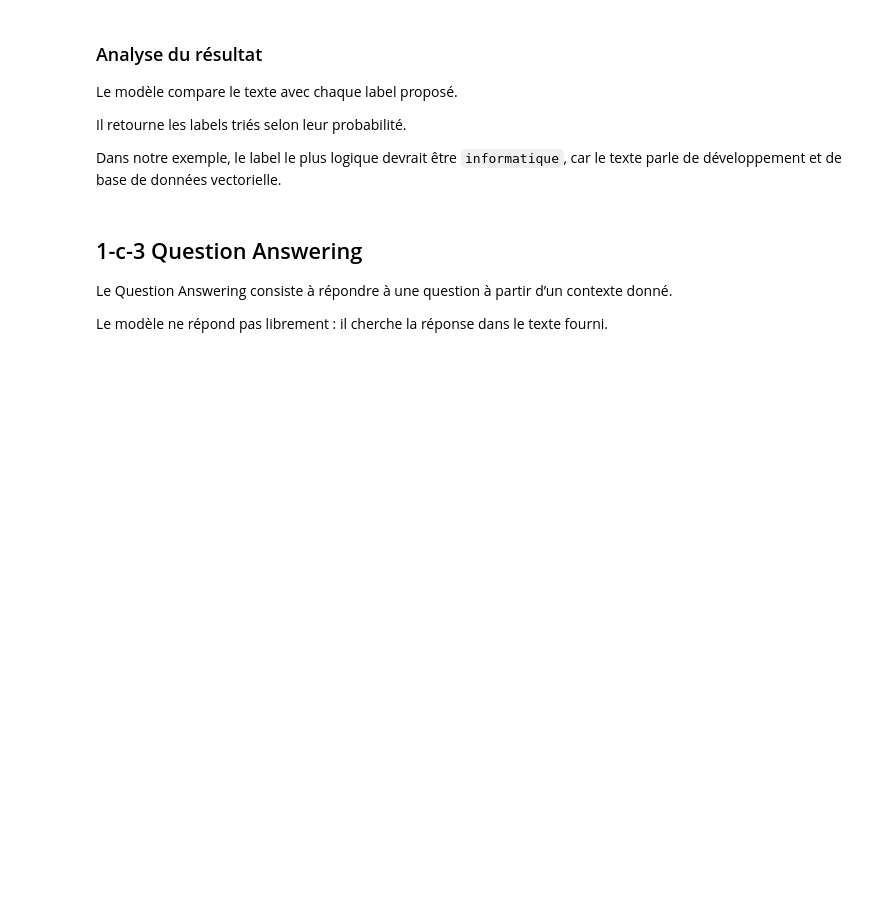
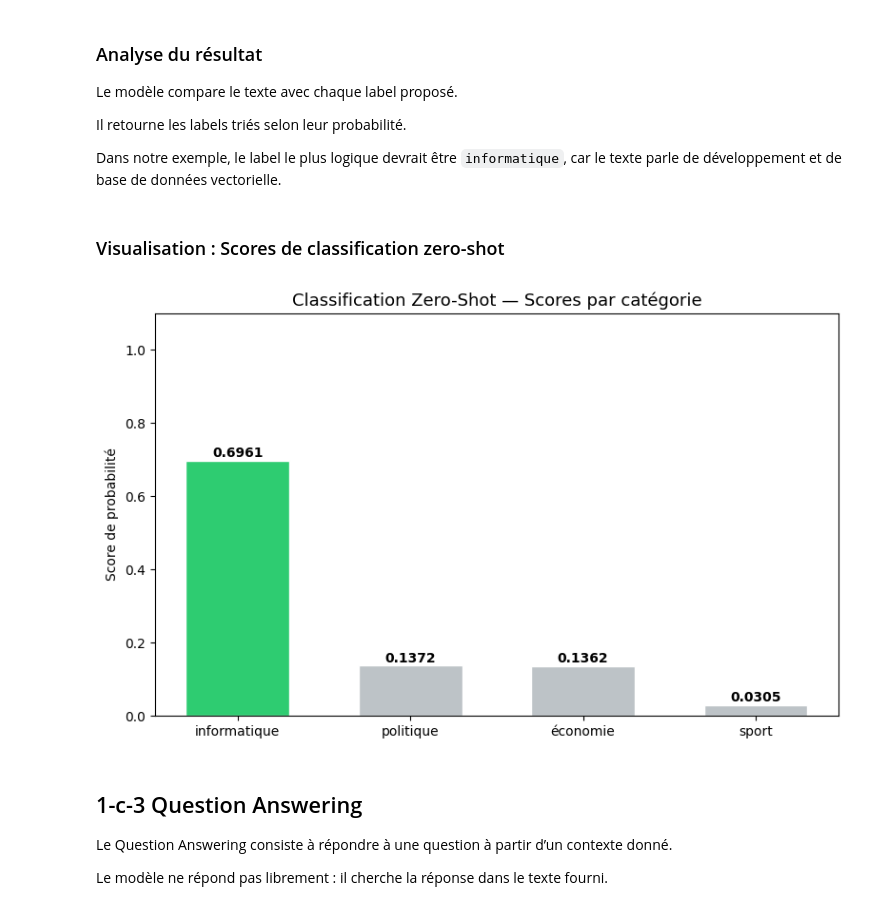
Before and after one commit to TAMZIRT-MOHAMED/transformers-rag-nlp-lab, a Jupyter notebook: transformers_rag_nlp_lab.ipynb, the cells around one changed output. Cells and saved outputs as stored; diff of their text form; code cells hidden in the pictures; blank space fills up the shorter version.

```diff
--- a/transformers_rag_nlp_lab.ipynb
+++ b/transformers_rag_nlp_lab.ipynb
@@ -230,6 +290,31 @@ Le modèle compare le texte avec chaque label proposé.
 Il retourne les labels triés selon leur probabilité.
 
 Dans notre exemple, le label le plus logique devrait être `informatique`, car le texte parle de développement et de base de données vectorielle.
+# %% [markdown]
+### Visualisation : Scores de classification zero-shot
+# %%
+import matplotlib.pyplot as plt
+
+labels_cls = resultat_classification["labels"]
+scores_cls = resultat_classification["scores"]
+
+# Couleurs : le meilleur en vert, les autres en gris
+colors_cls = ["#2ecc71" if i == 0 else "#bdc3c7" for i in range(len(labels_cls))]
+
+plt.figure(figsize=(8, 5))
+bars = plt.bar(labels_cls, scores_cls, color=colors_cls, edgecolor='white', width=0.6)
+
+for bar, score in zip(bars, scores_cls):
+    plt.text(bar.get_x() + bar.get_width()/2, bar.get_height() + 0.01,
+             f'{score:.4f}', ha='center', fontweight='bold')
+
+plt.ylabel("Score de probabilité")
+plt.title("Classification Zero-Shot — Scores par catégorie", fontsize=13)
+plt.ylim(0, 1.1)
+plt.tight_layout()
+plt.show()
+# %% [output]
+[figure, added]
 # %% [markdown]
 ## 1-c-3 Question Answering
 
```
Also changed, not shown: parts of 46 cells of this notebook, 6 other files.
